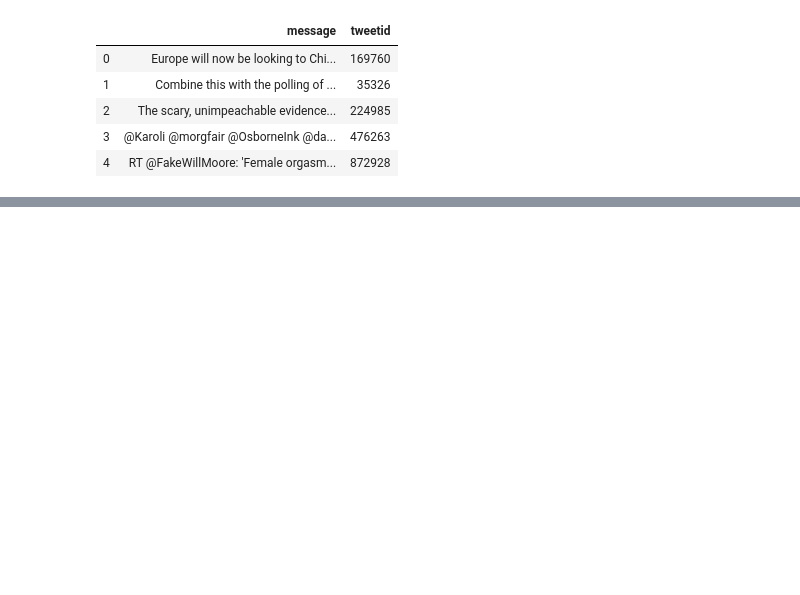
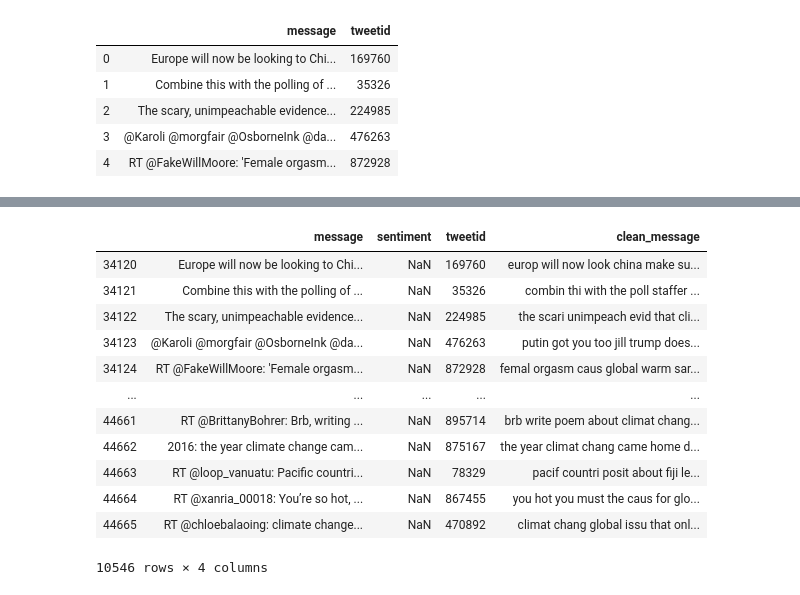
Before and after one commit to Mbongeni01/explore_kaggle_challenge, a Jupyter notebook: EDSA_Climate_Change.ipynb, the cells around one changed output, grey strips where cells are left out. Saved outputs shown, nothing was run; the diff lists cells and outputs as text; code cells hidden in the pictures; blank space fills up the shorter version.

```diff
--- a/EDSA_Climate_Change.ipynb
+++ b/EDSA_Climate_Change.ipynb
@@ -54,0 +85,7 @@ train_df.head()
+# %%
+max_size = train_df['sentiment'].value_counts().max()
+# %%
+lst = [train_df]
+for class_index, group in train_df.groupby('sentiment'):
+    lst.append(group.sample(max_size - len(group), replace=True))
+train_df_new = pd.concat(lst)
@@ -184,0 +125,2 @@ Make the text readable for the model:
+# %%
+full_df = train_df_new.append(test_df, ignore_index=True)
@@ -184,0 +135,17 @@ Make the text readable for the model:
+# %%
+n = train_df_new.shape[0]
+full_df[n:]
+# %% [output]
+|  | message | sentiment | tweetid | clean_message |
+| 34120 | Europe will now be looking to Chi... | NaN | 169760 | europ will now look china make su... |
+| 34121 | Combine this with the polling of ... | NaN | 35326 | combin thi with the poll staffer ... |
+| 34122 | The scary, unimpeachable evidence... | NaN | 224985 | the scari unimpeach evid that cli... |
+| 34123 | @Karoli @morgfair @OsborneInk @da... | NaN | 476263 | putin got you too jill trump does... |
+| 34124 | RT @FakeWillMoore: 'Female orgasm... | NaN | 872928 | femal orgasm caus global warm sar... |
+| ... | ... | ... | ... | ... |
+| 44661 | RT @BrittanyBohrer: Brb, writing ... | NaN | 895714 | brb write poem about climat chang... |
+| 44662 | 2016: the year climate change cam... | NaN | 875167 | the year climat chang came home d... |
+| 44663 | RT @loop_vanuatu: Pacific countri... | NaN | 78329 | pacif countri posit about fiji le... |
+| 44664 | RT @xanria_00018: You’re so hot, ... | NaN | 867455 | you hot you must the caus for glo... |
+| 44665 | RT @chloebalaoing: climate change... | NaN | 470892 | climat chang global issu that onl... |
+10546 rows × 4 columns
```
Also changed, not shown: parts of 79 cells of this notebook, 1 other file.
